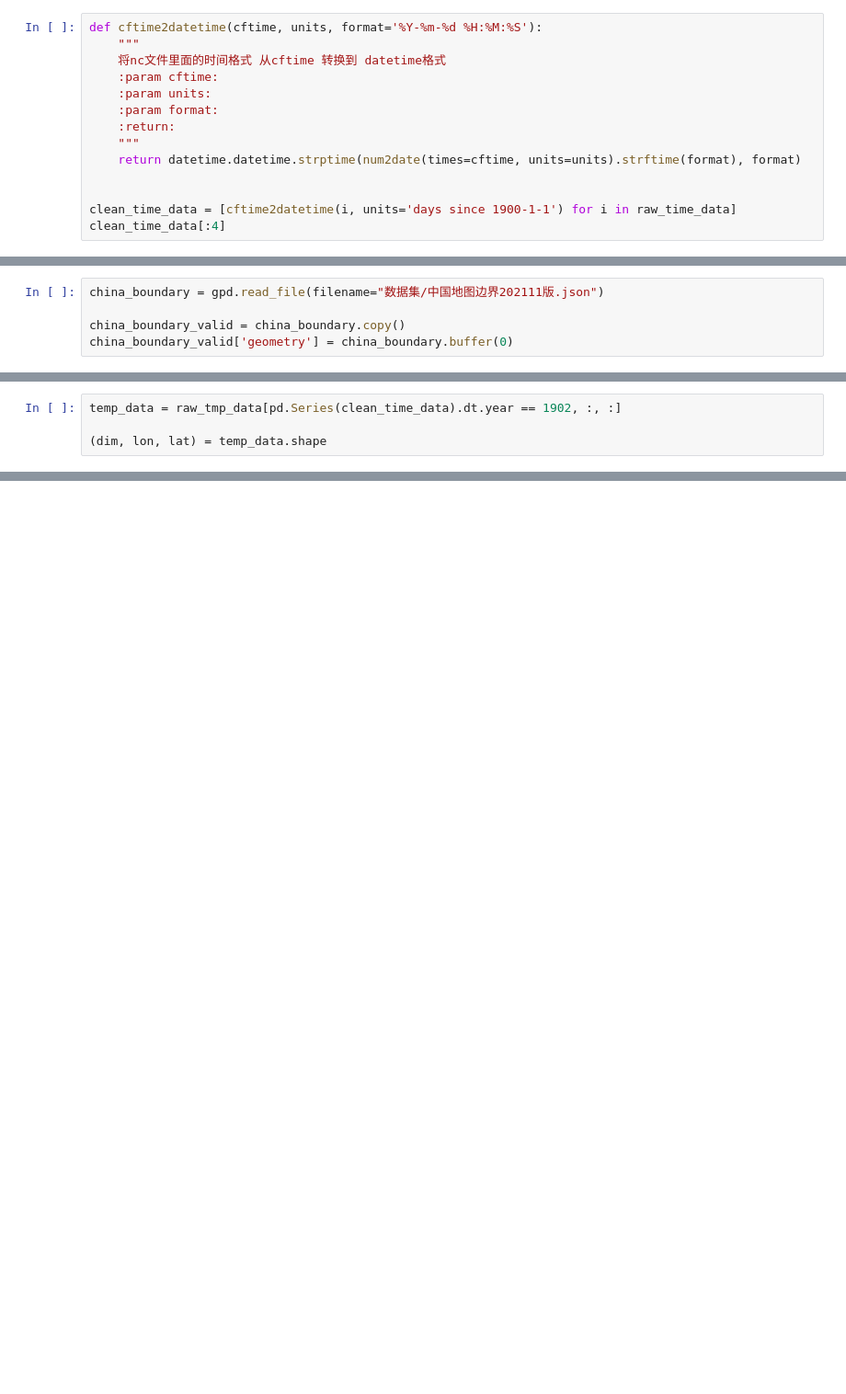
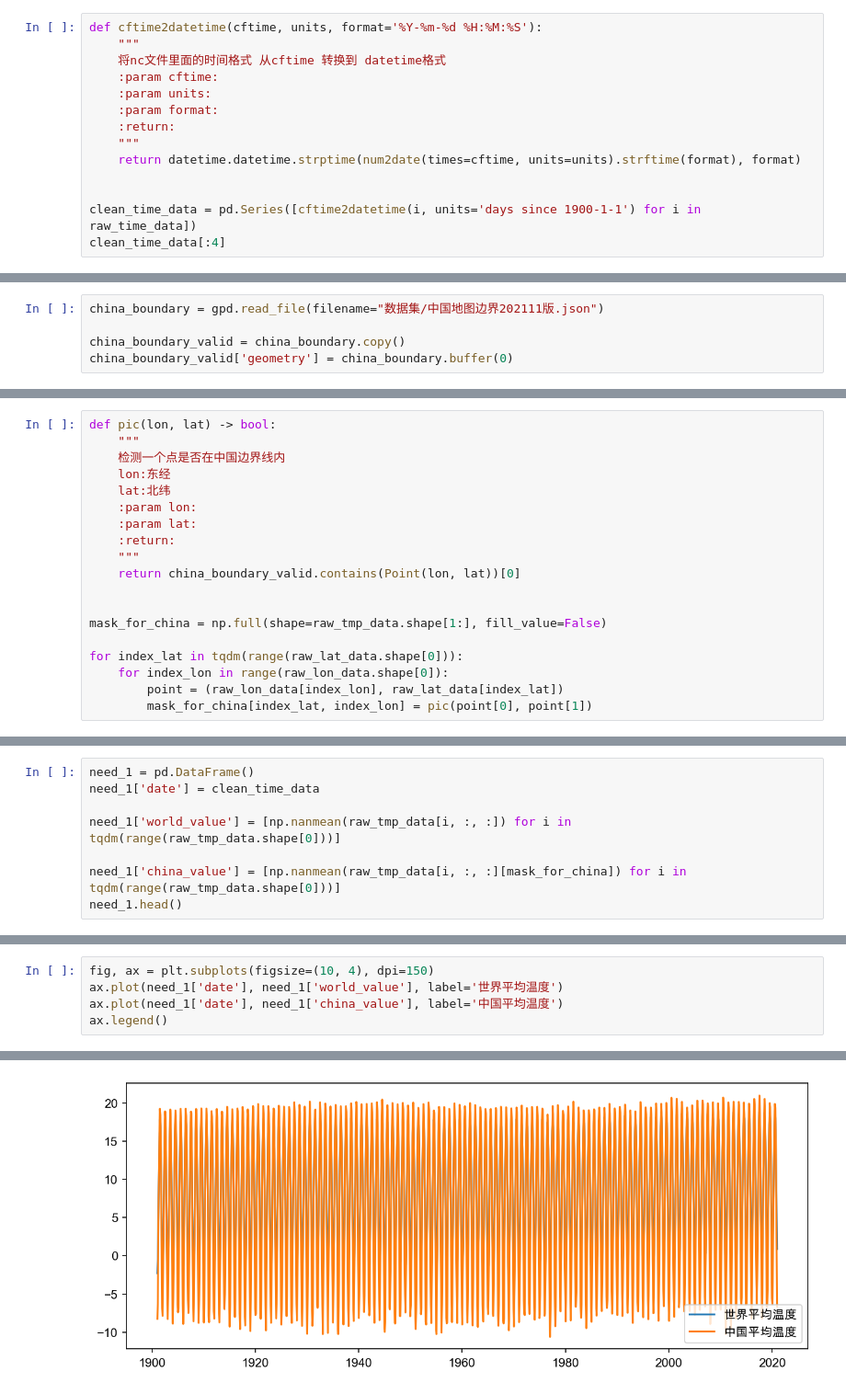
Before and after one commit to yuanzhoulvpi2017/tiny_python, a Jupyter notebook: python_GIS/03_区域数据的简单计算和文件处理_v3.ipynb, the cells around one changed output, grey strips where cells are left out. Shown at 92% size. Drawn from its saved outputs; the diff is of its cells as text; blank space fills up the shorter version.

```diff
--- a/python_GIS/03_区域数据的简单计算和文件处理_v3.ipynb
+++ b/python_GIS/03_区域数据的简单计算和文件处理_v3.ipynb
@@ -109,6 +86,6 @@ def cftime2datetime(cftime, units, format='%Y-%m-%d %H:%M:%S'):
     return datetime.datetime.strptime(num2date(times=cftime, units=units).strftime(format), format)
 
 
-clean_time_data = [cftime2datetime(i, units='days since 1900-1-1') for i in raw_time_data]
+clean_time_data = pd.Series([cftime2datetime(i, units='days since 1900-1-1') for i in raw_time_data])
 clean_time_data[:4]
 # %% [output]
@@ -386,4 +105,0 @@ fig.savefig("检测点是否在中国境内2.png")
-# %%
-temp_data = raw_tmp_data[pd.Series(clean_time_data).dt.year == 1902, :, :]
-
-(dim, lon, lat) = temp_data.shape
@@ -526,0 +132,19 @@ new_dataset.close()
+# %%
+def pic(lon, lat) -> bool:
+    """
+    检测一个点是否在中国边界线内
+    lon:东经
+    lat:北纬
+    :param lon:
+    :param lat:
+    :return:
+    """
+    return china_boundary_valid.contains(Point(lon, lat))[0]
+
+
+mask_for_china = np.full(shape=raw_tmp_data.shape[1:], fill_value=False)
+
+for index_lat in tqdm(range(raw_lat_data.shape[0])):
+    for index_lon in range(raw_lon_data.shape[0]):
+        point = (raw_lon_data[index_lon], raw_lat_data[index_lat])
+        mask_for_china[index_lat, index_lon] = pic(point[0], point[1])
@@ -526,0 +197,8 @@ new_dataset.close()
+# %%
+need_1 = pd.DataFrame()
+need_1['date'] = clean_time_data
+
+need_1['world_value'] = [np.nanmean(raw_tmp_data[i, :, :]) for i in tqdm(range(raw_tmp_data.shape[0]))]
+
+need_1['china_value'] = [np.nanmean(raw_tmp_data[i, :, :][mask_for_china]) for i in tqdm(range(raw_tmp_data.shape[0]))]
+need_1.head()
@@ -526,0 +212,6 @@ new_dataset.close()
+# %%
+fig, ax = plt.subplots(figsize=(10, 4), dpi=150)
+ax.plot(need_1['date'], need_1['world_value'], label='世界平均温度')
+ax.plot(need_1['date'], need_1['china_value'], label='中国平均温度')
+ax.legend()
+# %% [output]
@@ -526,0 +219 @@ new_dataset.close()
+[figure, added]
```
Also changed, not shown: parts of 84 cells of this notebook.
